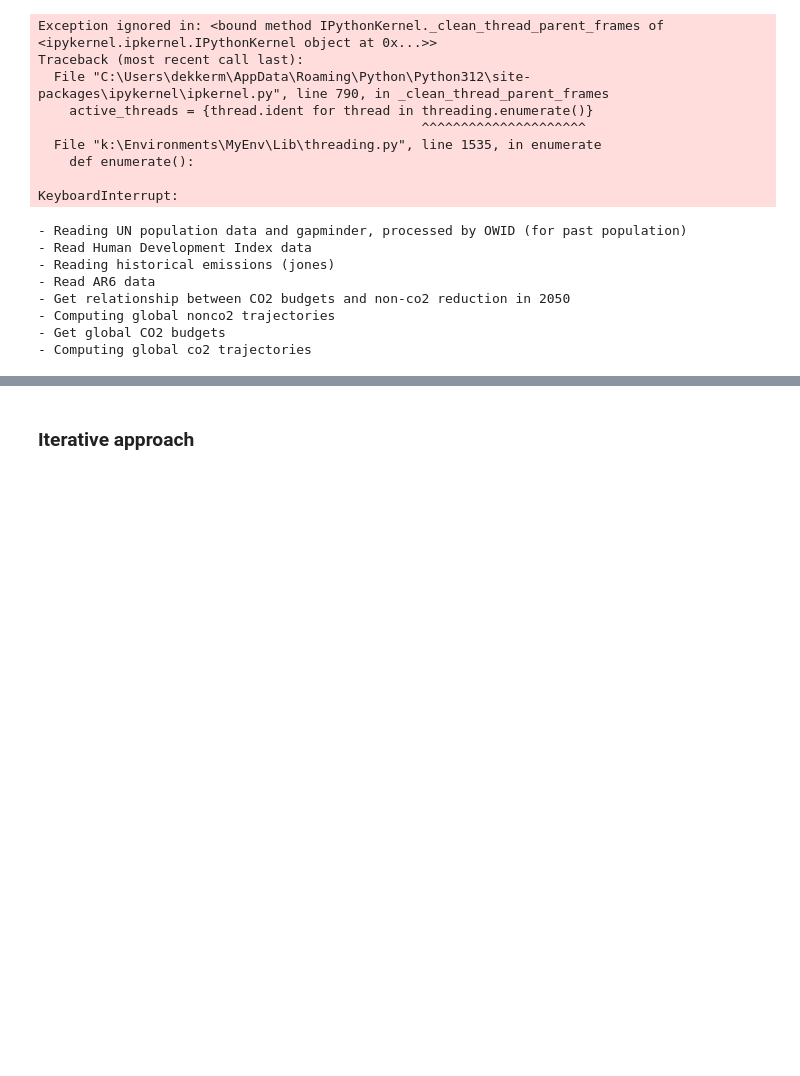
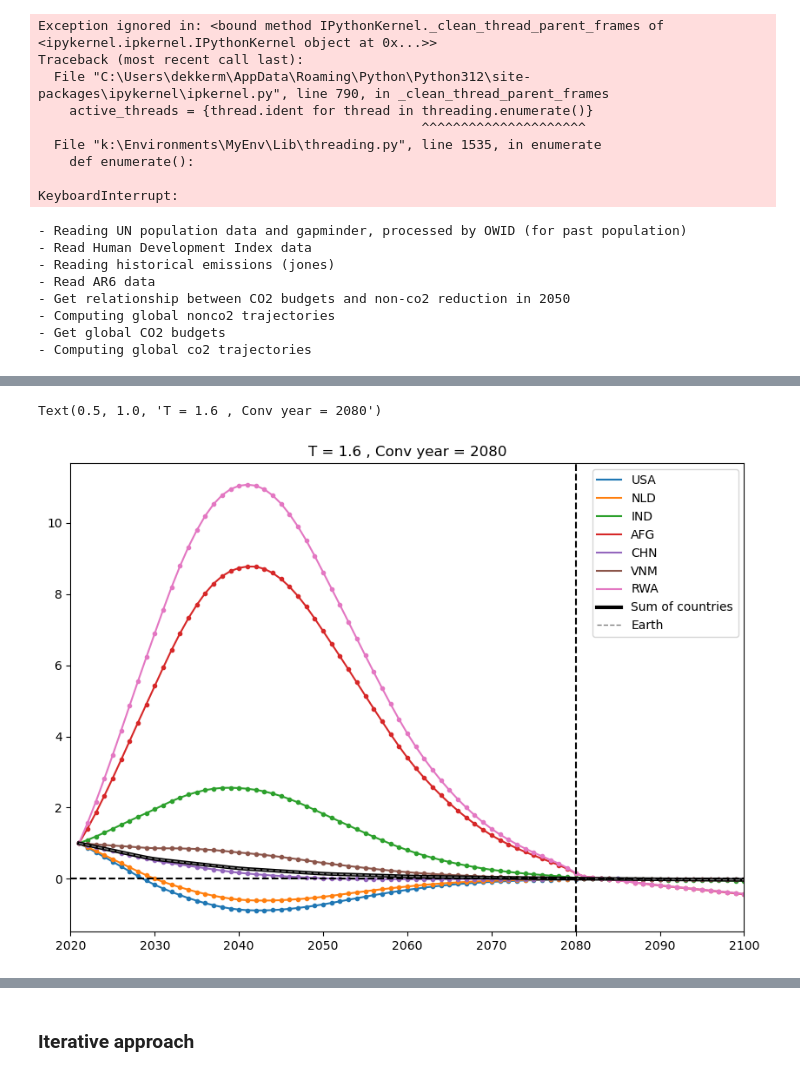
Before and after one commit to imagepbl/effort-sharing, a Jupyter notebook: Main.ipynb, the cells around one changed output, grey strips where cells are left out. Saved outputs shown, nothing was run; the diff lists cells and outputs as text; code cells hidden in the pictures; blank space fills up the shorter version.

```diff
--- a/Main.ipynb
+++ b/Main.ipynb
@@ -122,0 +97,20 @@ for startyear in [1990]:
+# %%
+T = 1.6
+fig, ax = plt.subplots(figsize=(10, 7))
+for reg in ['USA', 'NLD', 'IND', 'AFG', 'CHN', 'VNM', 'RWA']:
+    y, = plt.plot(xr_ecpc_alloc.Time, xr_ecpc_alloc.sel(Region=reg, Temperature=T) / xr_ecpc_alloc.sel(Region=reg, Time=2021, Temperature=T), label=reg)
+    plt.plot(xr_ecpc_alloc.Time, xr_ecpc_alloc.sel(Region=reg, Temperature=T) / xr_ecpc_alloc.sel(Region=reg, Temperature=T, Time=2021), '.', c=y.get_color())
+plt.plot(xr_ecpc_alloc.Time, xr_ecpc_alloc.sel(Region=self.countries_iso, Temperature=T).sum(dim='Region') / xr_ecpc_alloc.sel(Region=self.countries_iso, Temperature=T).sum(dim='Region').sel(Time=2021), label='Sum of countries', lw=3, color='black')
+plt.plot(self.xr_total.Time, self.xr_total.GHG_globe.sel(Temperature=T, Risk=0.5,NegEmis=0.5, NonCO2red=0.5, Timing='Immediate') / self.xr_total.GHG_globe.sel(Time=2021, Temperature=T, Risk=0.5,NegEmis=0.5, NonCO2red=0.5, Timing='Immediate'), label='Earth', lw=1, color='grey', ls='--')
+plt.plot([2020, 2100], [0, 0], 'k--')
+
+# vertical line
+plt.axvline(x=conv_year, color='black', linestyle='--')
+
+plt.xlim([2020, 2100])
+#plt.ylim([-2, 10])
+plt.legend()
+plt.title('T = '+str(T)+ " , Conv year = "+str(conv_year))
+# %% [output]
+Text(0.5, 1.0, 'T = 1.6 , Conv year = 2080')
+[figure, added]
```
Also changed, not shown: parts of 10 cells of this notebook, 1 other file.
